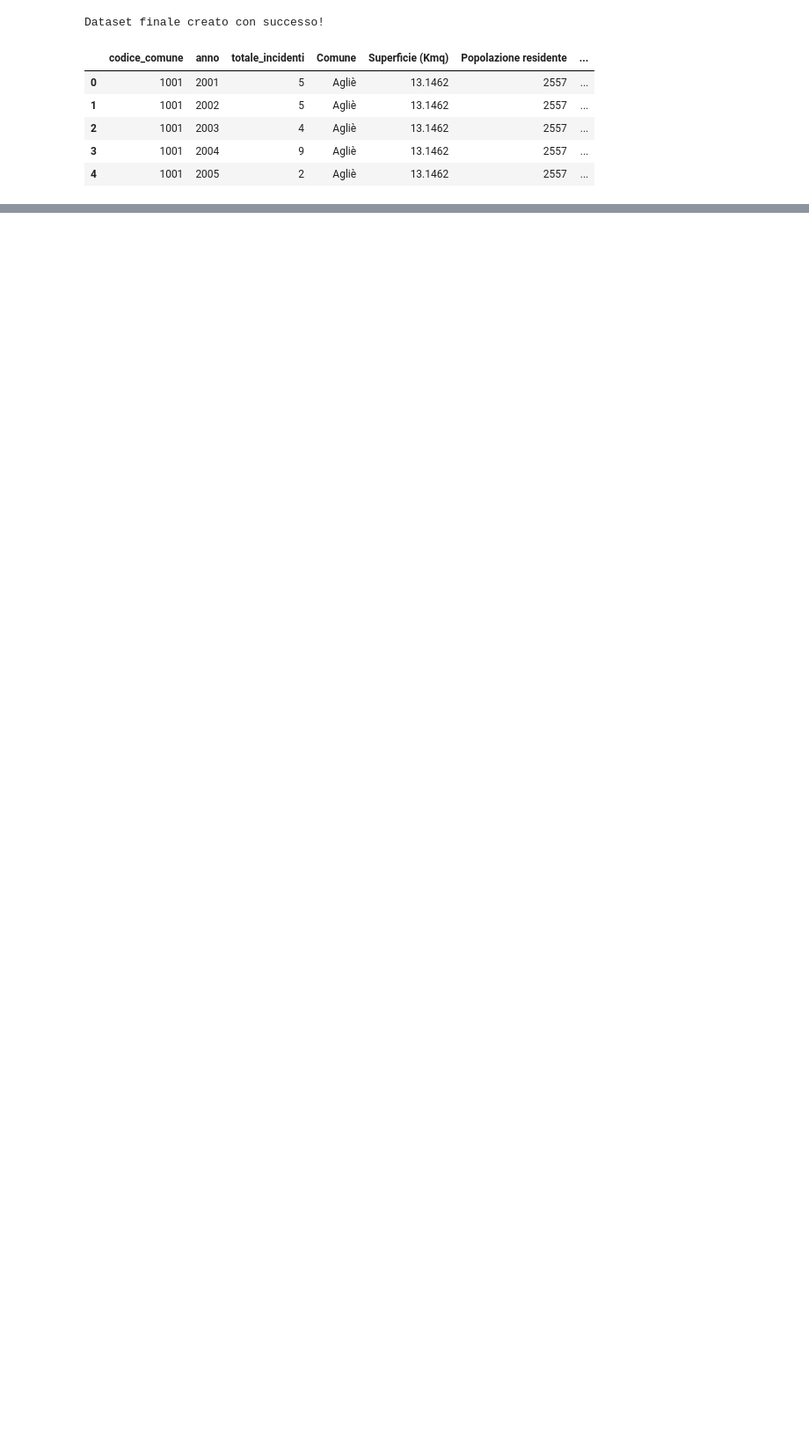
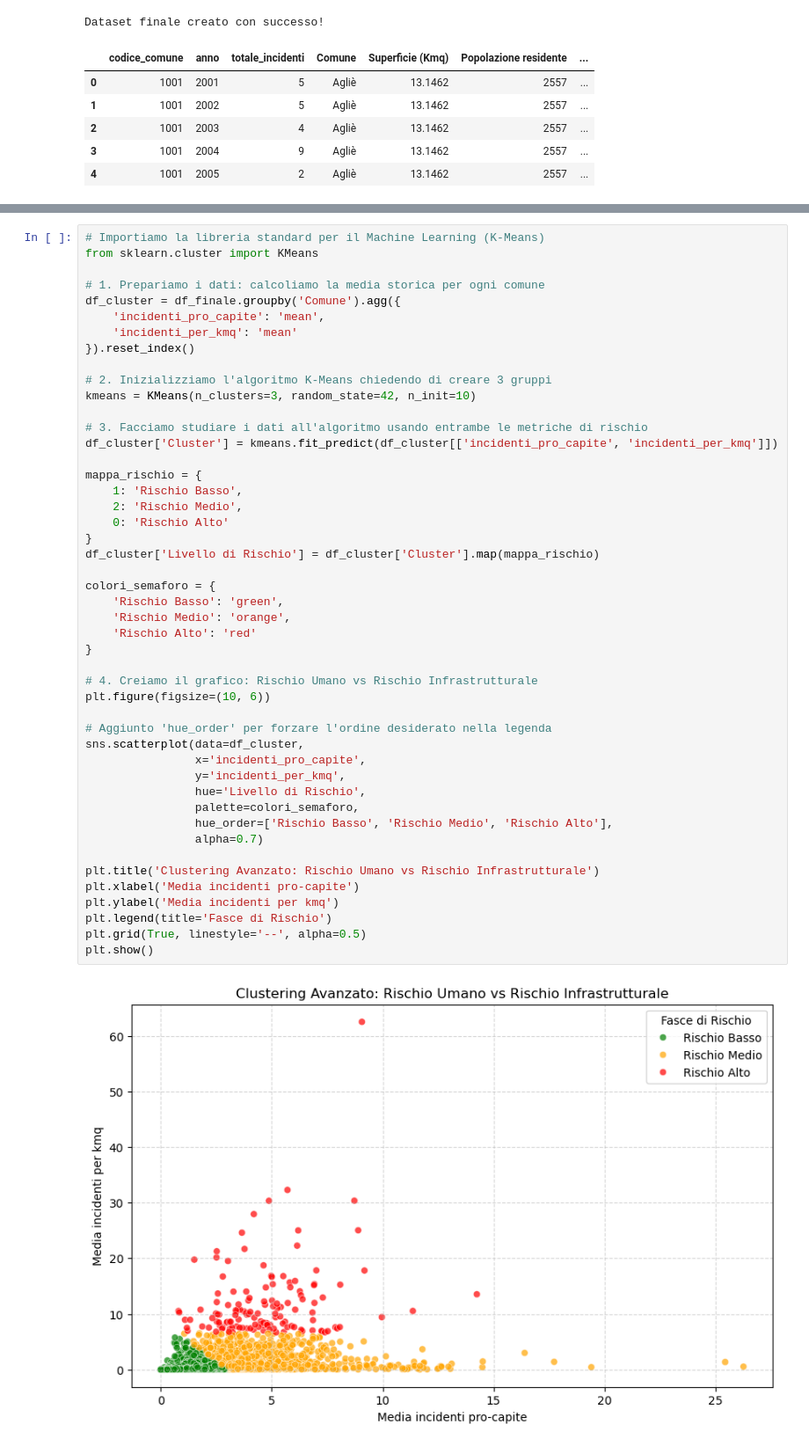
Before and after one commit to biagiorunci-creator/Progetto-finale-Boolean, a Jupyter notebook: Progetto finale Boolean.ipynb, the cells around one changed output, grey strips where cells are left out. Shown at 88% size. Drawn from its saved outputs; the diff is of its cells as text; blank space fills up the shorter version.

Commit message:
lavoro di clustering

```diff
--- a/Progetto finale Boolean.ipynb
+++ b/Progetto finale Boolean.ipynb
@@ -233,0 +234,49 @@ plt.show()
+# %%
+# Importiamo la libreria standard per il Machine Learning (K-Means)
+from sklearn.cluster import KMeans
+
+# 1. Prepariamo i dati: calcoliamo la media storica per ogni comune
+df_cluster = df_finale.groupby('Comune').agg({
+    'incidenti_pro_capite': 'mean',
+    'incidenti_per_kmq': 'mean'
+}).reset_index()
+
+# 2. Inizializziamo l'algoritmo K-Means chiedendo di creare 3 gruppi
+kmeans = KMeans(n_clusters=3, random_state=42, n_init=10)
+
+# 3. Facciamo studiare i dati all'algoritmo usando entrambe le metriche di rischio
+df_cluster['Cluster'] = kmeans.fit_predict(df_cluster[['incidenti_pro_capite', 'incidenti_per_kmq']])
+
+mappa_rischio = {
+    1: 'Rischio Basso',
+    2: 'Rischio Medio',
+    0: 'Rischio Alto'
+}
+df_cluster['Livello di Rischio'] = df_cluster['Cluster'].map(mappa_rischio)
+
+colori_semaforo = {
+    'Rischio Basso': 'green',
+    'Rischio Medio': 'orange',
+    'Rischio Alto': 'red'
+}
+
+# 4. Creiamo il grafico: Rischio Umano vs Rischio Infrastrutturale
+plt.figure(figsize=(10, 6))
+
+# Aggiunto 'hue_order' per forzare l'ordine desiderato nella legenda
+sns.scatterplot(data=df_cluster,
+                x='incidenti_pro_capite',
+                y='incidenti_per_kmq',
+                hue='Livello di Rischio',
+                palette=colori_semaforo,
+                hue_order=['Rischio Basso', 'Rischio Medio', 'Rischio Alto'],
+                alpha=0.7)
+
+plt.title('Clustering Avanzato: Rischio Umano vs Rischio Infrastrutturale')
+plt.xlabel('Media incidenti pro-capite')
+plt.ylabel('Media incidenti per kmq')
+plt.legend(title='Fasce di Rischio')
+plt.grid(True, linestyle='--', alpha=0.5)
+plt.show()
+# %% [output]
+[figure, added]
```
Also changed, not shown: parts of 6 cells of this notebook.
